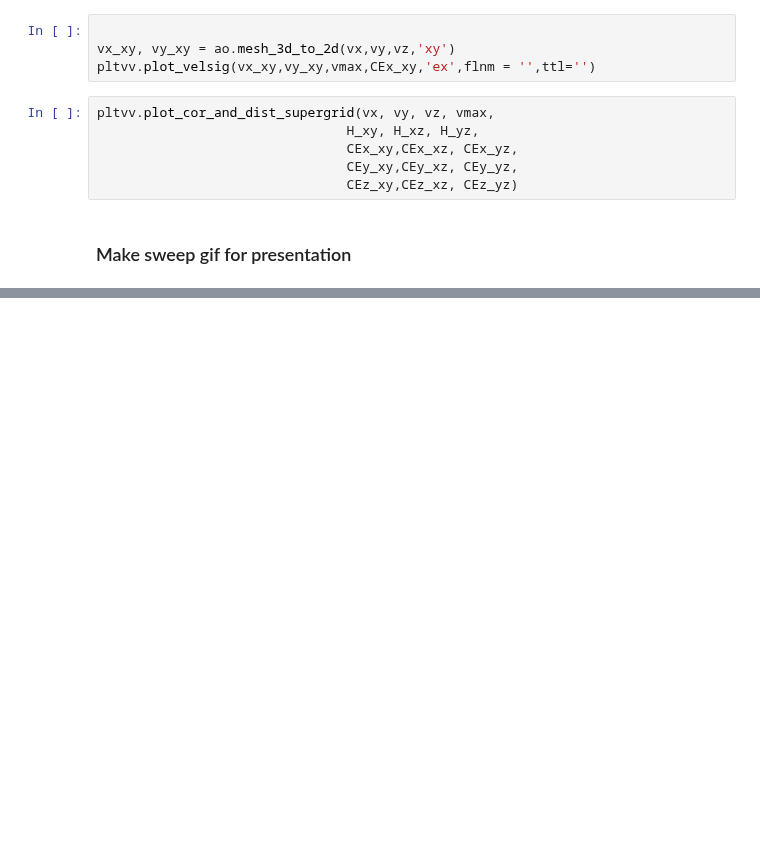
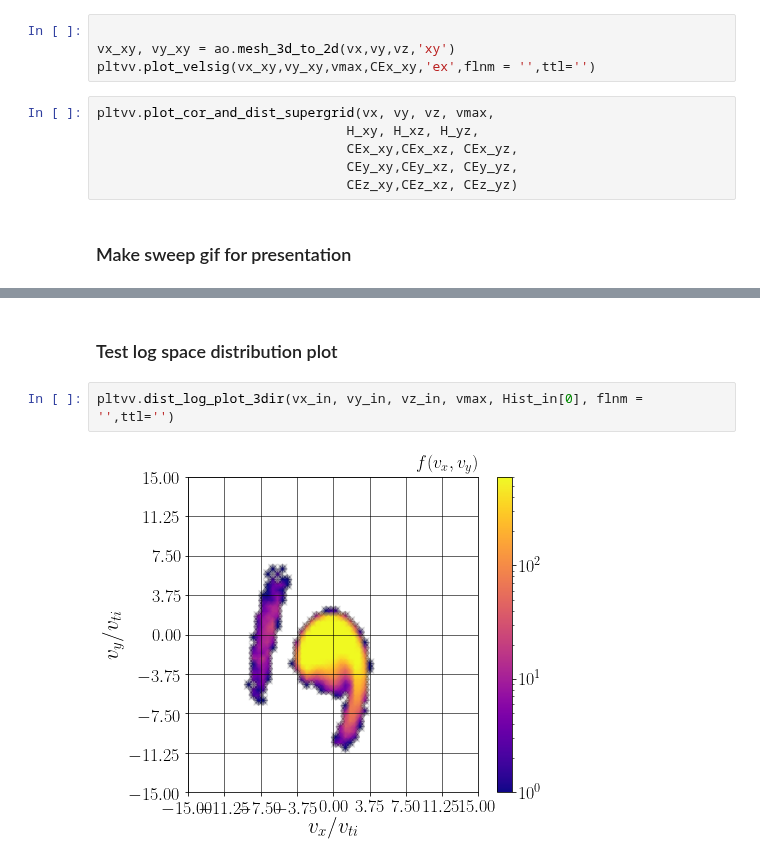
Before and after one commit to collinrbr/FPCAnalysis, a Jupyter notebook: dHybridR.ipynb, the cells around one changed output, grey strips where cells are left out. Cells and saved outputs as stored; diff of their text form; blank space fills up the shorter version.

Commit message:
log space dist plot progress

```diff
--- a/dHybridR.ipynb
+++ b/dHybridR.ipynb
@@ -604,0 +564,6 @@ rsltmng.make_gif_from_folder('scantest', 'scantest.gif')
+# %% [markdown]
+### Test log space distribution plot
+# %%
+pltvv.dist_log_plot_3dir(vx_in, vy_in, vz_in, vmax, Hist_in[0], flnm = '',ttl='')
+# %% [output]
+[figure, added]
```
Also changed, not shown: parts of 17 cells of this notebook, 1 other file.
